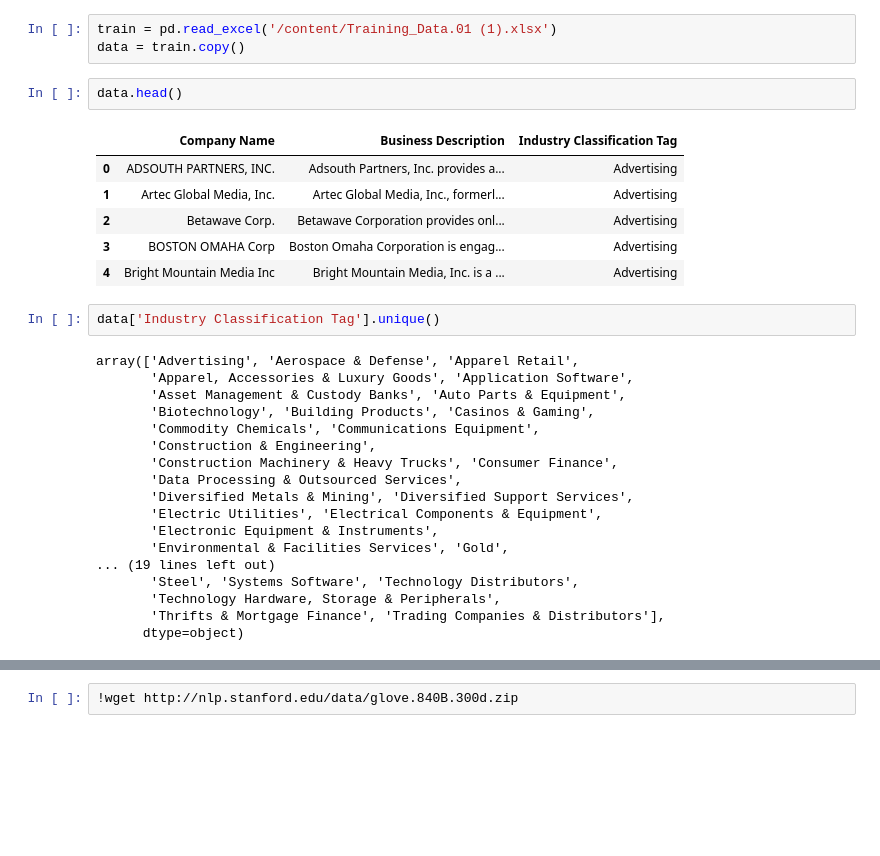
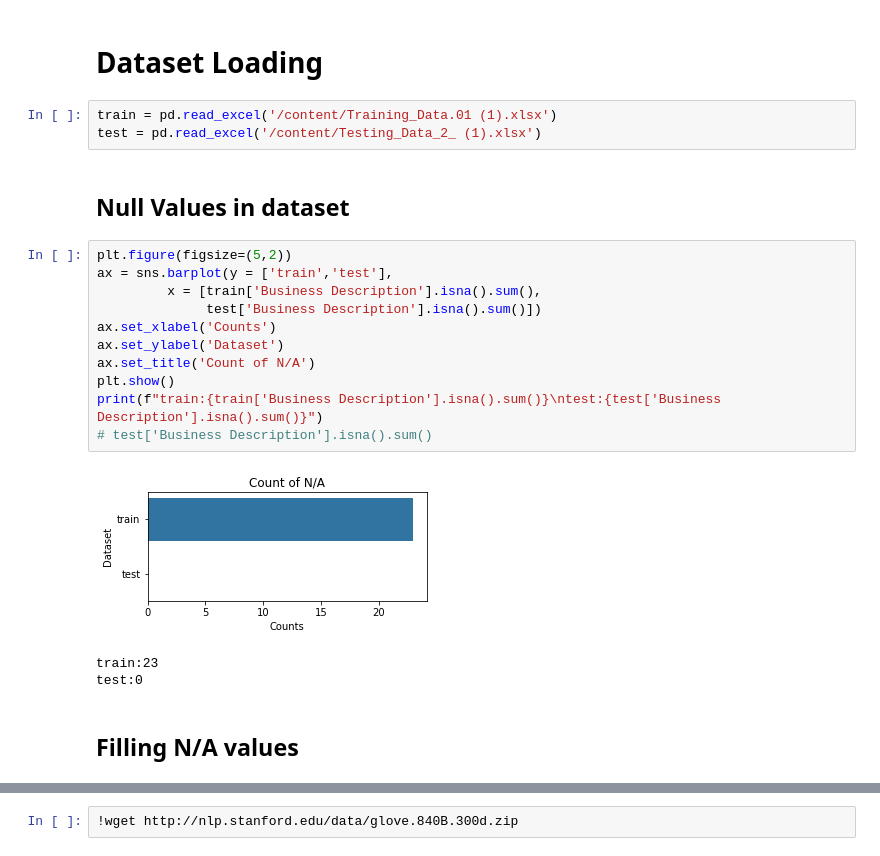
Before and after one commit to AmbiTyga/73String, a Jupyter notebook: 73String.ipynb, the cells around one changed output, grey strips where cells are left out. Drawn from its saved outputs; the diff is of its cells as text; blank space fills up the shorter version.

```diff
--- a/73String.ipynb
+++ b/73String.ipynb
@@ -17,34 +17,26 @@ import matplotlib.pyplot as plt
 from sklearn.feature_extraction.text import CountVectorizer,TfidfVectorizer
+# %% [markdown]
+# Dataset Loading
 # %%
 train = pd.read_excel('/content/Training_Data.01 (1).xlsx')
-data = train.copy()
+test = pd.read_excel('/content/Testing_Data_2_ (1).xlsx')
-# %%
-data.head()
-# %% [output]
-|  | Company Name | Business Description | Industry Classification Tag |
-| 0 | ADSOUTH PARTNERS, INC. | Adsouth Partners, Inc. provides a... | Advertising |
-| 1 | Artec Global Media, Inc. | Artec Global Media, Inc., formerl... | Advertising |
-| 2 | Betawave Corp. | Betawave Corporation provides onl... | Advertising |
-| 3 | BOSTON OMAHA Corp | Boston Omaha Corporation is engag... | Advertising |
-| 4 | Bright Mountain Media Inc | Bright Mountain Media, Inc. is a ... | Advertising |
-# %%
-data['Industry Classification Tag'].unique()
-# %% [output]
-array(['Advertising', 'Aerospace & Defense', 'Apparel Retail',
-       'Apparel, Accessories & Luxury Goods', 'Application Software',
-       'Asset Management & Custody Banks', 'Auto Parts & Equipment',
-       'Biotechnology', 'Building Products', 'Casinos & Gaming',
-       'Commodity Chemicals', 'Communications Equipment',
-       'Construction & Engineering',
-       'Construction Machinery & Heavy Trucks', 'Consumer Finance',
-       'Data Processing & Outsourced Services',
-       'Diversified Metals & Mining', 'Diversified Support Services',
-       'Electric Utilities', 'Electrical Components & Equipment',
-       'Electronic Equipment & Instruments',
-       'Environmental & Facilities Services', 'Gold',
-... (19 lines left out)
-       'Steel', 'Systems Software', 'Technology Distributors',
-       'Technology Hardware, Storage & Peripherals',
-       'Thrifts & Mortgage Finance', 'Trading Companies & Distributors'],
-      dtype=object)
+# %% [markdown]
+## Null Values in dataset
+# %%
+plt.figure(figsize=(5,2))
+ax = sns.barplot(y = ['train','test'],
+         x = [train['Business Description'].isna().sum(),
+              test['Business Description'].isna().sum()])
+ax.set_xlabel('Counts')
+ax.set_ylabel('Dataset')
+ax.set_title('Count of N/A')
+plt.show()
+print(f"train:{train['Business Description'].isna().sum()}\ntest:{test['Business Description'].isna().sum()}")
+# test['Business Description'].isna().sum()
+# %% [output]
+[figure, added]
+train:23
+test:0
+# %% [markdown]
+## Filling N/A values
 # %%
```
Also changed, not shown: parts of 34 cells of this notebook.
